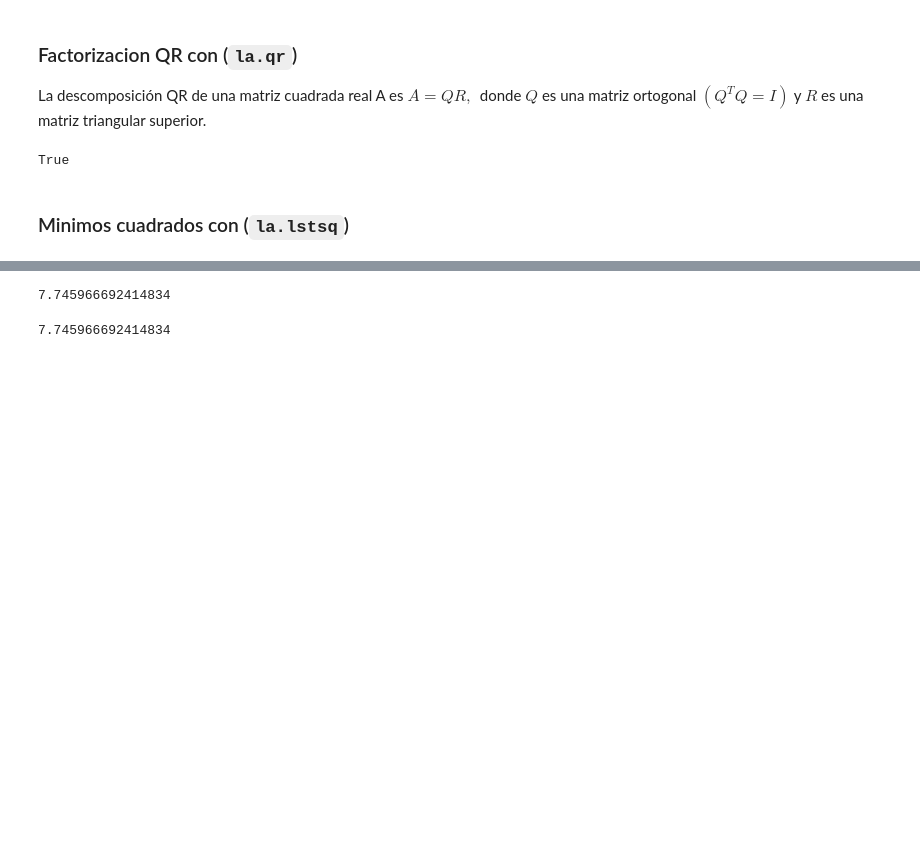
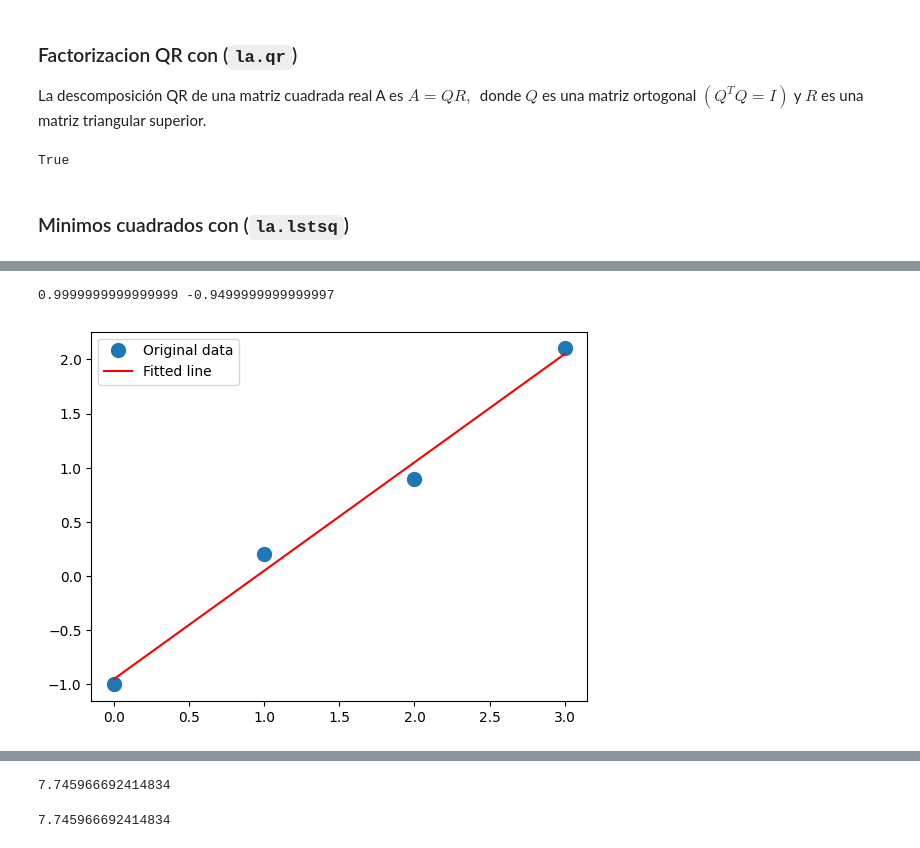
Before and after one commit to LFrench03/--Programing, a Jupyter notebook: Python/working_with_data/linear algebra.ipynb, the cells around one changed output, grey strips where cells are left out. Cells and saved outputs as stored; diff of their text form; code cells hidden in the pictures; blank space fills up the shorter version.

```diff
--- a/Python/working_with_data/linear algebra.ipynb
+++ b/Python/working_with_data/linear algebra.ipynb
@@ -147,3 +149,15 @@ print(np.allclose(a, np.dot(Q, R))) # a does equal QR
 True
 # %% [markdown]
 ### Minimos cuadrados con (`la.lstsq`)
+# %%
+x = np.array([0, 1, 2, 3])
+y = np.array([-1, 0.2, 0.9, 2.1])
+A = np.vstack([x, np.ones(len(x))]).T
+m, c = np.linalg.lstsq(A, y)[0]
+print(m, c)
+import matplotlib.pyplot as plt
+_ = plt.plot(x, y, 'o', label='Original data', markersize=10)
+_ = plt.plot(x, m*x + c, 'r', label='Fitted line')
+_ = plt.legend()
+plt.show()
+# %% [output]
@@ -150,3 +166,5 @@ True
+0.9999999999999999 -0.9499999999999997
+[figure, added]
 # %% [markdown]
 ### Norma con (`la.norm`)
 Normas disponibles por medio del parametro `ord`:
```
Also changed, not shown: parts of 2 cells of this notebook.
